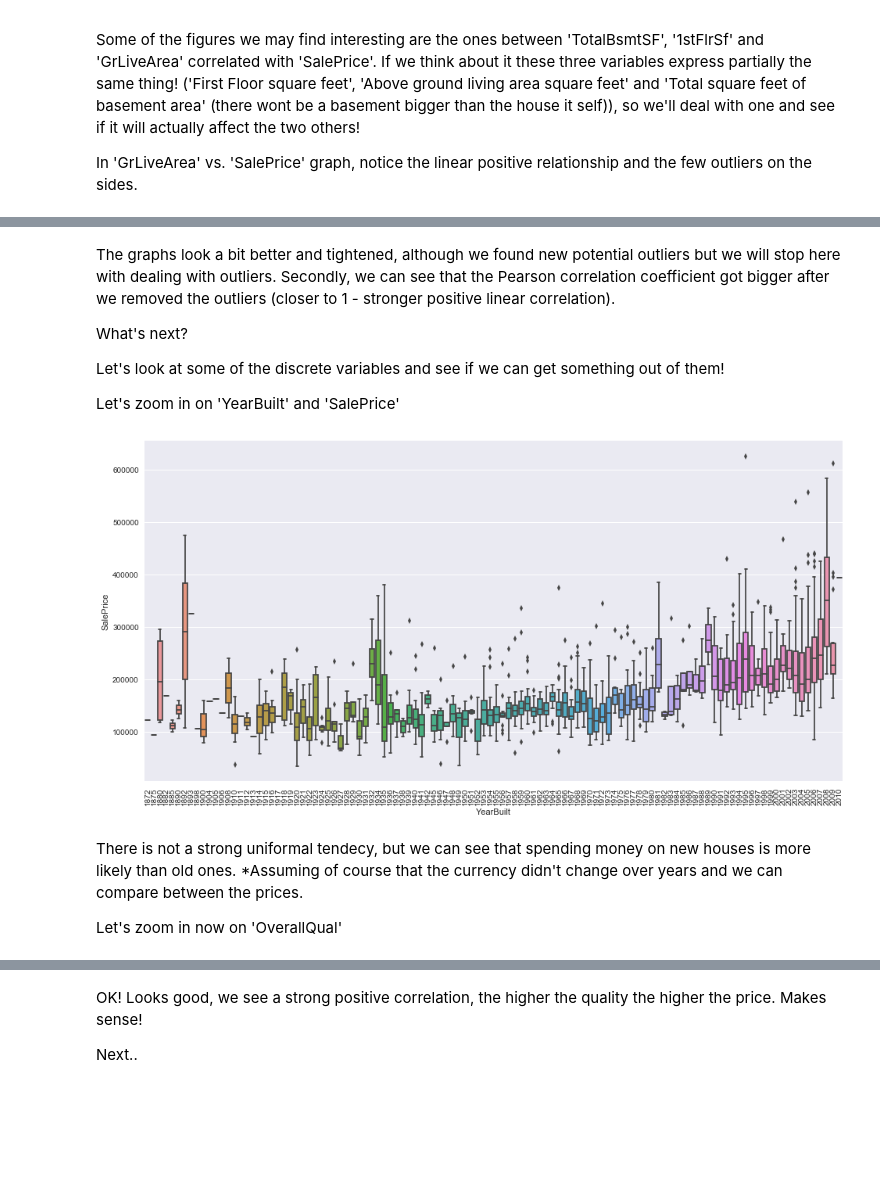
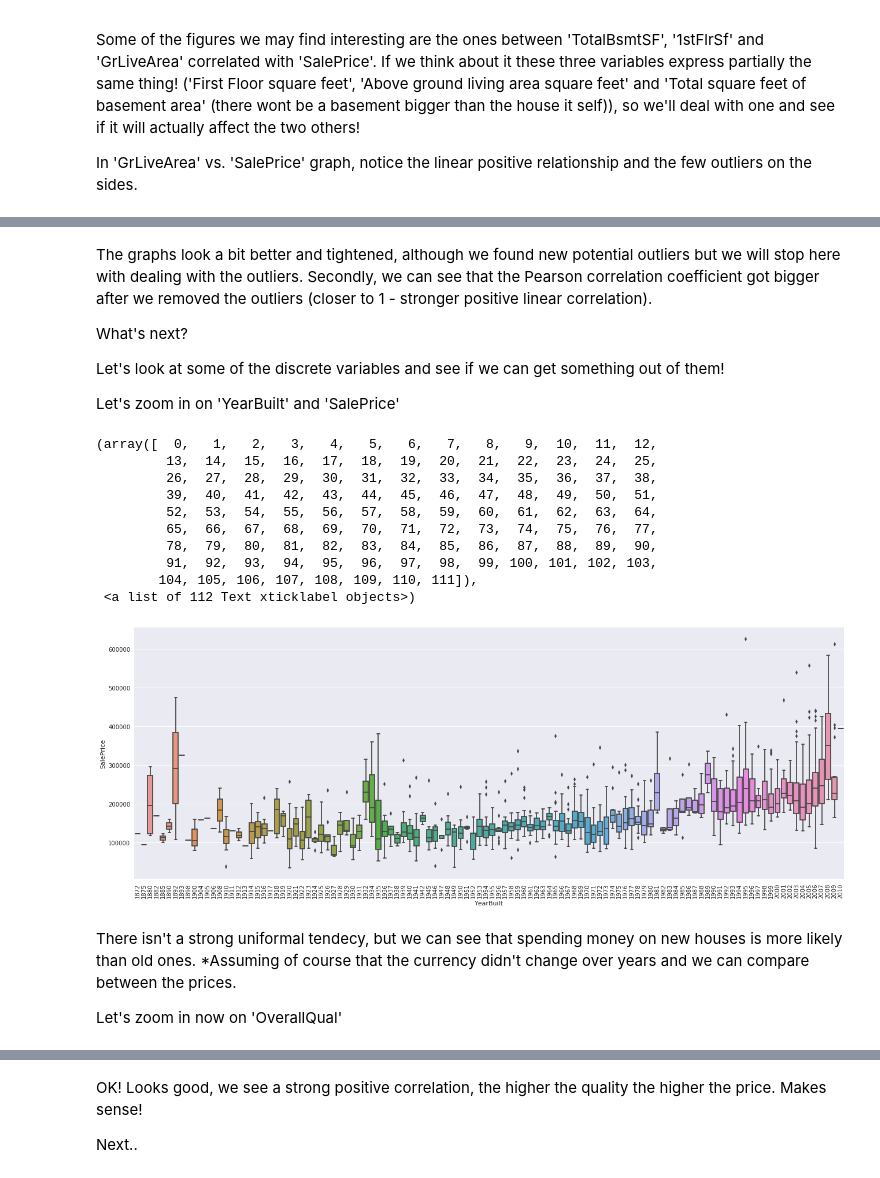
Before and after one commit to HaiaK/Housing, a Jupyter notebook: HousePricing.ipynb, the cells around one changed output, grey strips where cells are left out. Saved outputs shown, nothing was run; the diff lists cells and outputs as text; code cells hidden in the pictures; blank space fills up the shorter version.

Commit message:
new graphs , order, fixes

```diff
--- a/HousePricing.ipynb
+++ b/HousePricing.ipynb
@@ -391,7 +362,7 @@ graphs()
 # %%
 #remove from legened the other labels
 # %% [markdown]
-The graphs look a bit better and tightened, although we found new potential outliers but we will stop here with dealing with outliers.
+The graphs look a bit better and tightened, although we found new potential outliers but we will stop here with dealing with the outliers.
 Secondly, we can see that the Pearson correlation coefficient got bigger after we removed the outliers (closer to 1 - stronger positive linear correlation).
 
 What's next?
@@ -404,13 +373,22 @@ Let's zoom in on 'YearBuilt' and 'SalePrice'
 # %%
 #boxplot 'YearBuilt' vs. 'SalePrice'
-f, ax = plt.subplots(figsize=(16, 8))
+f, ax = plt.subplots(figsize=(22, 8))
 fig = sns.boxplot('YearBuilt', 'SalePrice', data=train)
-plt.xticks(rotation=90);
-#### Haia, maybe we should write the x Axis by our oun, it's looks a bit messy? don't u think?
+plt.xticks(rotation=90)
 # %% [output]
+(array([  0,   1,   2,   3,   4,   5,   6,   7,   8,   9,  10,  11,  12,
+         13,  14,  15,  16,  17,  18,  19,  20,  21,  22,  23,  24,  25,
+         26,  27,  28,  29,  30,  31,  32,  33,  34,  35,  36,  37,  38,
+         39,  40,  41,  42,  43,  44,  45,  46,  47,  48,  49,  50,  51,
+         52,  53,  54,  55,  56,  57,  58,  59,  60,  61,  62,  63,  64,
+         65,  66,  67,  68,  69,  70,  71,  72,  73,  74,  75,  76,  77,
+         78,  79,  80,  81,  82,  83,  84,  85,  86,  87,  88,  89,  90,
+         91,  92,  93,  94,  95,  96,  97,  98,  99, 100, 101, 102, 103,
+        104, 105, 106, 107, 108, 109, 110, 111]),
+ <a list of 112 Text xticklabel objects>)
-[figure, old version]
+[figure, new version]
 # %% [markdown]
-There is not a strong uniformal tendecy, but we can see that spending money on new houses is more likely than old ones.
+There isn't a strong uniformal tendecy, but we can see that spending money on new houses is more likely than old ones.
 *Assuming of course that the currency didn't change over years and we can compare between the prices.
 
 Let's zoom in now on 'OverallQual'
```
Also changed, not shown: parts of 79 cells of this notebook.
